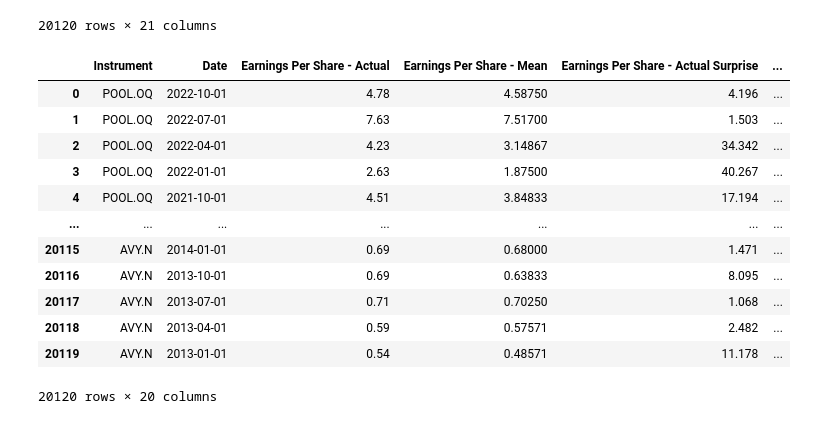
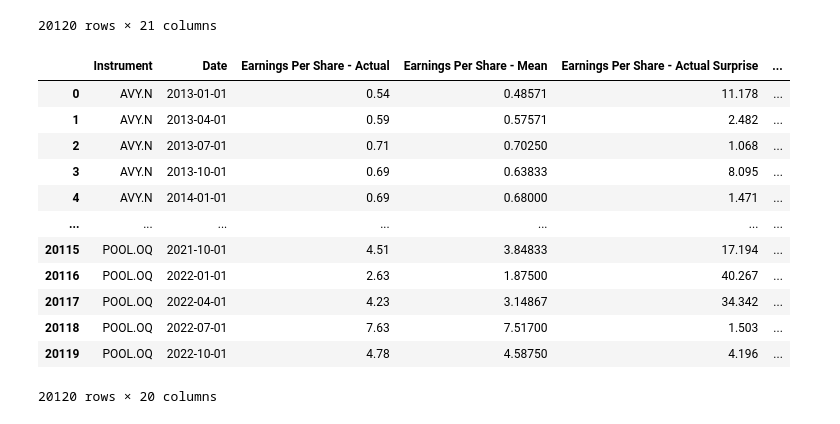
Before and after one commit to yummypugs/GSFM_AnalystForecasts, a Jupyter notebook: 1.0_dataframe_creation.ipynb, the cells around one changed output. Drawn from its saved outputs; the diff is of its cells as text; code cells hidden in the pictures.

```diff
--- a/1.0_dataframe_creation.ipynb
+++ b/1.0_dataframe_creation.ipynb
@@ -99,21 +99,22 @@ df
 # %%
 df = df.drop("Date", axis = 1)
 df.rename(columns={"New Date": "Date"}, inplace=True)
 df["Date"] = pd.to_datetime(df["Date"])
+df = df.iloc[::-1].reset_index(drop=True)
 df
 # %% [output]
 |  | Instrument | Date | Earnings Per Share - Actual | Earnings Per Share - Mean | Earnings Per Share - Actual Surprise | ... |
-| 0 | POOL.OQ | 2022-10-01 | 4.78 | 4.58750 | 4.196 | ... |
-| 1 | POOL.OQ | 2022-07-01 | 7.63 | 7.51700 | 1.503 | ... |
-| 2 | POOL.OQ | 2022-04-01 | 4.23 | 3.14867 | 34.342 | ... |
-| 3 | POOL.OQ | 2022-01-01 | 2.63 | 1.87500 | 40.267 | ... |
-| 4 | POOL.OQ | 2021-10-01 | 4.51 | 3.84833 | 17.194 | ... |
+| 0 | AVY.N | 2013-01-01 | 0.54 | 0.48571 | 11.178 | ... |
+| 1 | AVY.N | 2013-04-01 | 0.59 | 0.57571 | 2.482 | ... |
+| 2 | AVY.N | 2013-07-01 | 0.71 | 0.70250 | 1.068 | ... |
+| 3 | AVY.N | 2013-10-01 | 0.69 | 0.63833 | 8.095 | ... |
+| 4 | AVY.N | 2014-01-01 | 0.69 | 0.68000 | 1.471 | ... |
 | ... | ... | ... | ... | ... | ... | ... |
-| 20115 | AVY.N | 2014-01-01 | 0.69 | 0.68000 | 1.471 | ... |
-| 20116 | AVY.N | 2013-10-01 | 0.69 | 0.63833 | 8.095 | ... |
-| 20117 | AVY.N | 2013-07-01 | 0.71 | 0.70250 | 1.068 | ... |
-| 20118 | AVY.N | 2013-04-01 | 0.59 | 0.57571 | 2.482 | ... |
-| 20119 | AVY.N | 2013-01-01 | 0.54 | 0.48571 | 11.178 | ... |
+| 20115 | POOL.OQ | 2021-10-01 | 4.51 | 3.84833 | 17.194 | ... |
+| 20116 | POOL.OQ | 2022-01-01 | 2.63 | 1.87500 | 40.267 | ... |
+| 20117 | POOL.OQ | 2022-04-01 | 4.23 | 3.14867 | 34.342 | ... |
+| 20118 | POOL.OQ | 2022-07-01 | 7.63 | 7.51700 | 1.503 | ... |
+| 20119 | POOL.OQ | 2022-10-01 | 4.78 | 4.58750 | 4.196 | ... |
 20120 rows × 20 columns
 # %%
 df["Earnings Per Share - Actual Surprise AbsVals"] = df["Earnings Per Share - Actual Surprise"].abs()
```
Also changed, not shown: 6 other files.
